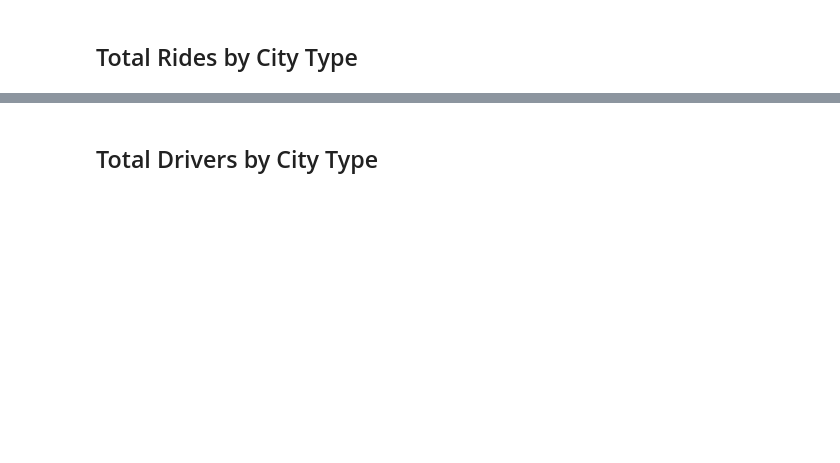
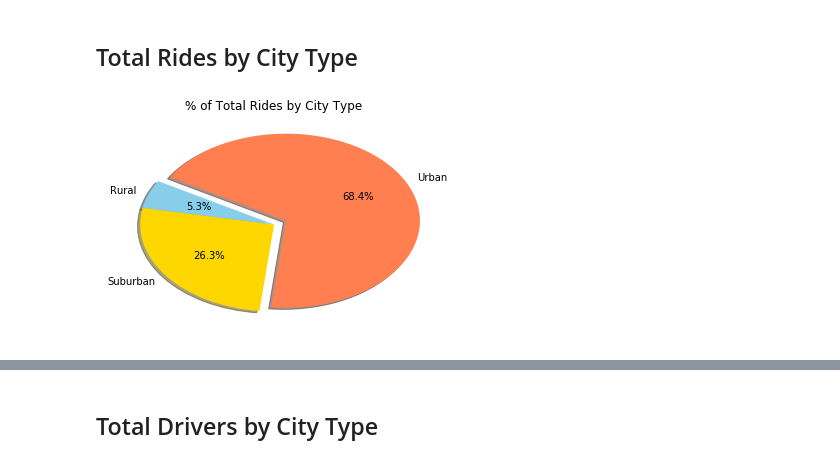
Before and after one commit to billfrye/HW_05-Matplotlib, a Jupyter notebook: Pyber/pyber_notebook.ipynb, the cells around one changed output, grey strips where cells are left out. Drawn from its saved outputs; the diff is of its cells as text; code cells hidden in the pictures; blank space fills up the shorter version.

```diff
--- a/Pyber/pyber_notebook.ipynb
+++ b/Pyber/pyber_notebook.ipynb
@@ -123,3 +140,21 @@ plt.show()
+# %%
+# Calculate Ride Percents
+by_type_ride_percent = (combined_df.groupby('type').count()['ride_id'] /
+                        combined_df['ride_id'].count()) * 100
+
+# Build Pie Chart
+plt.pie(by_type_ride_percent,
+        labels = ['Rural', 'Suburban','Urban'],
+        colors = ['skyblue','gold','coral'],
+        explode=[0,0,0.1],
+        autopct='%1.1f%%',
+        shadow=True, startangle=150)
+plt.title('% of Total Rides by City Type')
+
+# Save Figure
+plt.savefig('Figure3.png')
+# %% [output]
+[figure, added]
 # %%
 # Show Figure
 plt.show()
```
Also changed, not shown: parts of 20 cells of this notebook, 4 other files.
